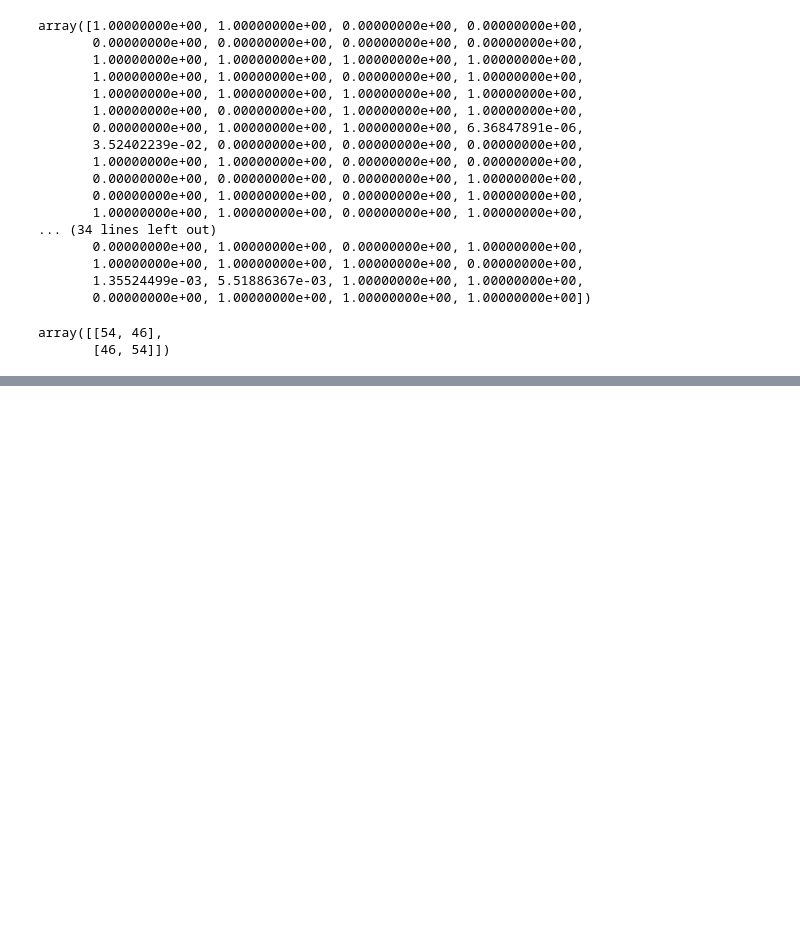
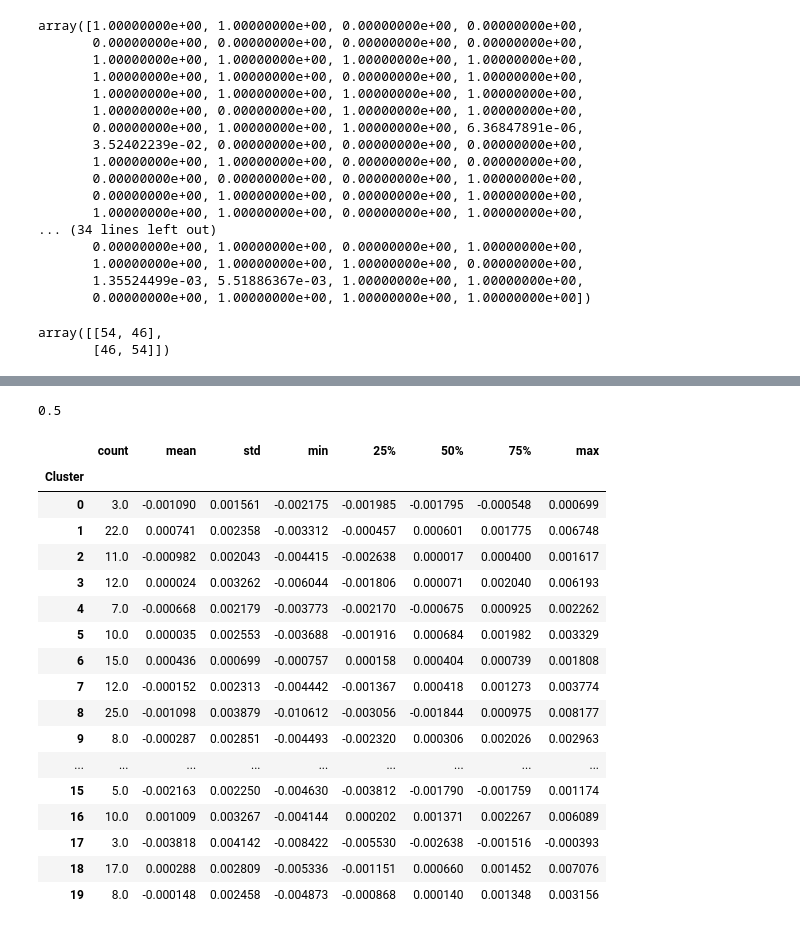
Before and after one commit to CRCHUM-CITADEL/ensemble-mia, a Jupyter notebook: notebooks/test_attack.ipynb, the cells around one changed output, grey strips where cells are left out. Cells and saved outputs as stored; diff of their text form; code cells hidden in the pictures; blank space fills up the shorter version.

```diff
--- a/notebooks/test_attack.ipynb
+++ b/notebooks/test_attack.ipynb
@@ -1019,0 +1202,19 @@ array([[54, 46],
+# %%
+df.sort_values('p_value', ascending=True).head(50)['True label'].mean()
+# %% [output]
+0.5
+# %%
+from sklearn.cluster import KMeans
+from sklearn.preprocessing import StandardScaler
+import seaborn as sns
+
+# Step 1: Standardize the data
+scaler = StandardScaler()
+df_scaled = scaler.fit_transform(challenge[['trans_date', 'trans_type', 'operation',
+       'amount', 'balance', 'k_symbol', 'bank', 'account']])
+synth_test_scaled = scaler.transform(synth_test)
+
+# Step 2: Apply K-Means clustering
+kmeans = KMeans(n_clusters=20, random_state=42, n_init=10)
+clusters = kmeans.fit_predict(df_scaled)
+synth_clusters = kmeans.predict(synth_test_scaled)
@@ -1019,0 +1288,21 @@ array([[54, 46],
+# %%
+results_df.groupby('Cluster')['Propensity Difference'].describe()
+# %% [output]
+|  | count | mean | std | min | 25% | 50% | 75% | max |
+| Cluster |  |  |  |  |  |  |  |  |
+| 0 | 3.0 | -0.001090 | 0.001561 | -0.002175 | -0.001985 | -0.001795 | -0.000548 | 0.000699 |
+| 1 | 22.0 | 0.000741 | 0.002358 | -0.003312 | -0.000457 | 0.000601 | 0.001775 | 0.006748 |
+| 2 | 11.0 | -0.000982 | 0.002043 | -0.004415 | -0.002638 | 0.000017 | 0.000400 | 0.001617 |
+| 3 | 12.0 | 0.000024 | 0.003262 | -0.006044 | -0.001806 | 0.000071 | 0.002040 | 0.006193 |
+| 4 | 7.0 | -0.000668 | 0.002179 | -0.003773 | -0.002170 | -0.000675 | 0.000925 | 0.002262 |
+| 5 | 10.0 | 0.000035 | 0.002553 | -0.003688 | -0.001916 | 0.000684 | 0.001982 | 0.003329 |
+| 6 | 15.0 | 0.000436 | 0.000699 | -0.000757 | 0.000158 | 0.000404 | 0.000739 | 0.001808 |
+| 7 | 12.0 | -0.000152 | 0.002313 | -0.004442 | -0.001367 | 0.000418 | 0.001273 | 0.003774 |
+| 8 | 25.0 | -0.001098 | 0.003879 | -0.010612 | -0.003056 | -0.001844 | 0.000975 | 0.008177 |
+| 9 | 8.0 | -0.000287 | 0.002851 | -0.004493 | -0.002320 | 0.000306 | 0.002026 | 0.002963 |
+| ... | ... | ... | ... | ... | ... | ... | ... | ... |
+| 15 | 5.0 | -0.002163 | 0.002250 | -0.004630 | -0.003812 | -0.001790 | -0.001759 | 0.001174 |
+| 16 | 10.0 | 0.001009 | 0.003267 | -0.004144 | 0.000202 | 0.001371 | 0.002267 | 0.006089 |
+| 17 | 3.0 | -0.003818 | 0.004142 | -0.008422 | -0.005530 | -0.002638 | -0.001516 | -0.000393 |
+| 18 | 17.0 | 0.000288 | 0.002809 | -0.005336 | -0.001151 | 0.000660 | 0.001452 | 0.007076 |
+| 19 | 8.0 | -0.000148 | 0.002458 | -0.004873 | -0.000868 | 0.000140 | 0.001348 | 0.003156 |
```
Also changed, not shown: parts of 34 cells of this notebook, 3 other files.
